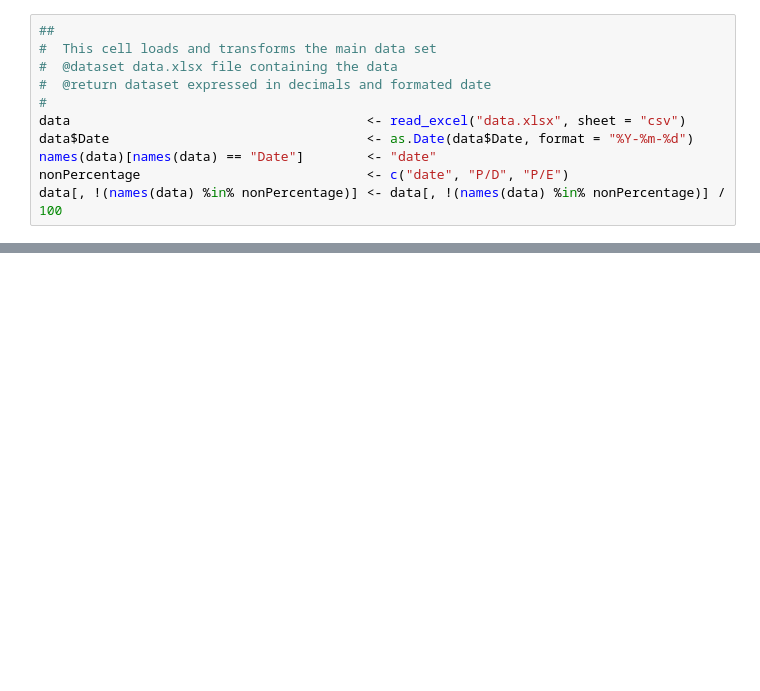
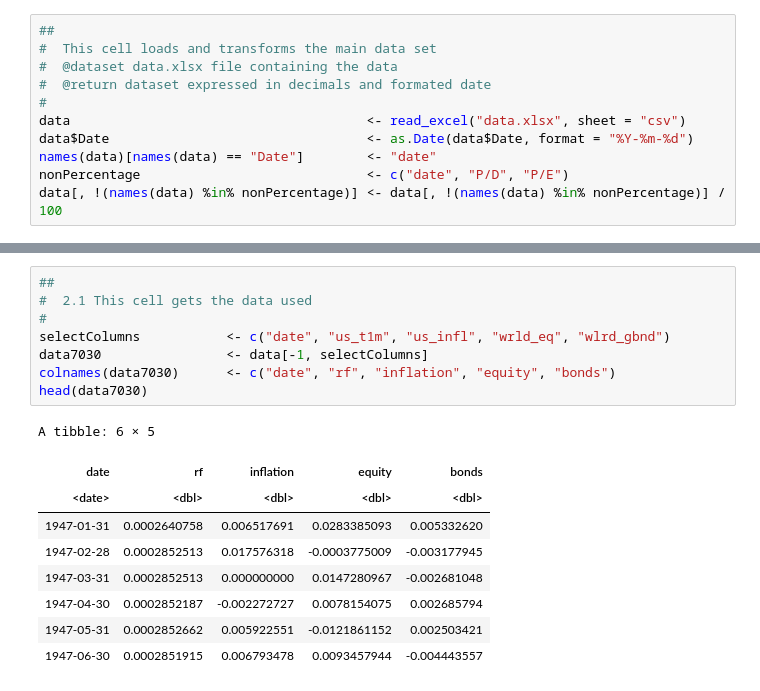
Before and after one commit to S2310053/GRA6560, a Jupyter notebook: main_code.ipynb, the cells around one changed output, grey strips where cells are left out. Drawn from its saved outputs; the diff is of its cells as text; blank space fills up the shorter version.

```diff
--- a/main_code.ipynb
+++ b/main_code.ipynb
@@ -394,0 +55,18 @@ A matrix: 4 × 2 of type dbl
+# %%
+##
+#  2.1 This cell gets the data used
+#
+selectColumns           <- c("date", "us_t1m", "us_infl", "wrld_eq", "wlrd_gbnd")
+data7030                <- data[-1, selectColumns]
+colnames(data7030)      <- c("date", "rf", "inflation", "equity", "bonds")
+head(data7030)
+# %% [output]
+A tibble: 6 × 5
+| date | rf | inflation | equity | bonds |
+| <date> | <dbl> | <dbl> | <dbl> | <dbl> |
+| 1947-01-31 | 0.0002640758 | 0.006517691 | 0.0283385093 | 0.005332620 |
+| 1947-02-28 | 0.0002852513 | 0.017576318 | -0.0003775009 | -0.003177945 |
+| 1947-03-31 | 0.0002852513 | 0.000000000 | 0.0147280967 | -0.002681048 |
+| 1947-04-30 | 0.0002852187 | -0.002272727 | 0.0078154075 | 0.002685794 |
+| 1947-05-31 | 0.0002852662 | 0.005922551 | -0.0121861152 | 0.002503421 |
+| 1947-06-30 | 0.0002851915 | 0.006793478 | 0.0093457944 | -0.004443557 |
```
Also changed, not shown: parts of 9 cells of this notebook.
